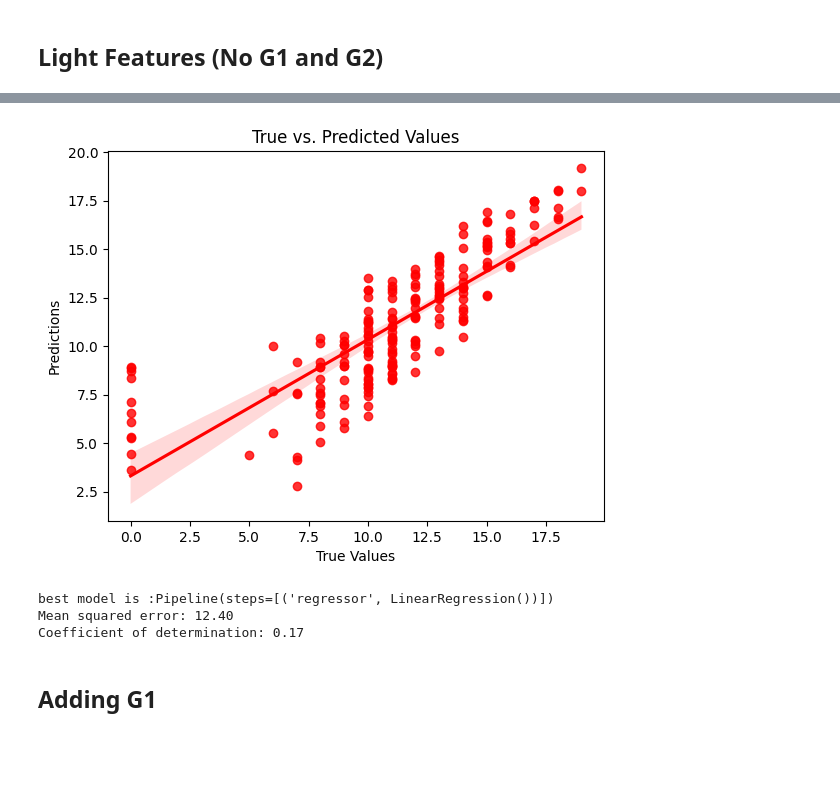
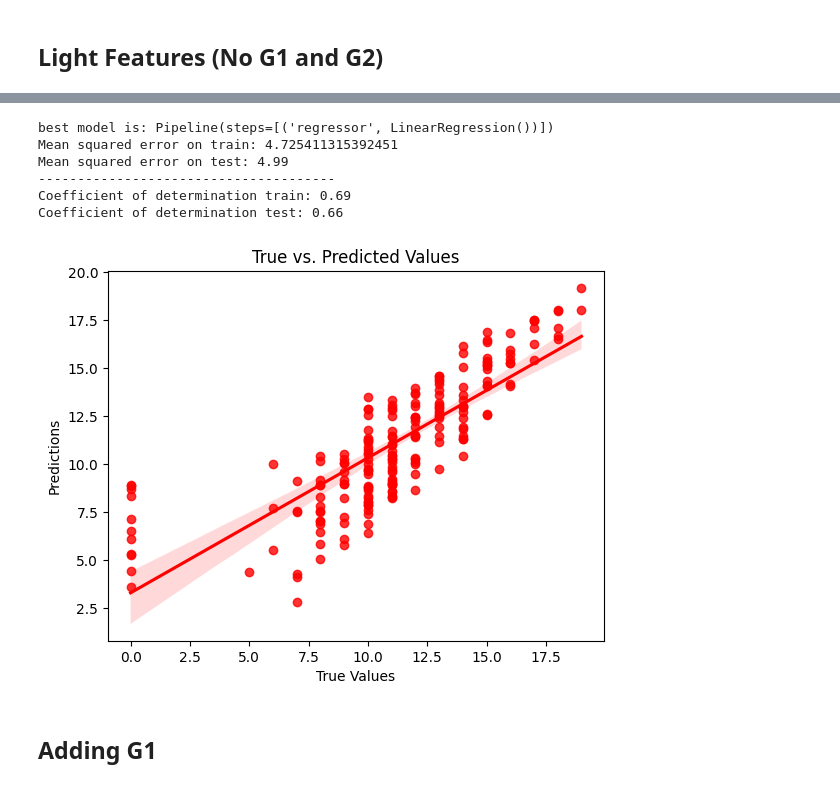
Before and after one commit to 75andybermond/Predict_Student_Performance, a Jupyter notebook: regression.ipynb, the cells around one changed output, grey strips where cells are left out. Saved outputs shown, nothing was run; the diff lists cells and outputs as text; code cells hidden in the pictures; blank space fills up the shorter version.

```diff
--- a/regression.ipynb
+++ b/regression.ipynb
@@ -67,12 +69 @@ y = df['G3']
 X_train, X_test, y_train, y_test = train_test_split(X, y, test_size=0.2, random_state=42)
-# %%
-# Linear Regression
-lr = LinearRegression()
-lr.fit(X_train, y_train)
-y_pred = lr.predict(X_test)
-# check ms and r2
-print('Linear Regression')
-print('Mean squared error: %.2f'
-        % mean_squared_error(y_test, y_pred))
-print('Coefficient of determination: %.2f'
-        % r2_score(y_test, y_pred))
@@ -107,9 +109,9 @@ def evaluate_models(X_train, X_test, y_train, y_test):
 
     dt_params = {'regressor__criterion': ['friedman_mse', 'squared_error', 'poisson', 'absolute_error'],
                  'regressor__splitter': ['best', 'random'],
-                 'regressor__max_depth': [2, 3, 4, 5, 6, 7, 8, 9, 10],
-                 'regressor__min_samples_split': [2, 3, 4, 5, 6, 7, 8, 9, 10],
-                 'regressor__min_samples_leaf': [1, 2, 3, 4, 5, 6, 7, 8, 9, 10]}
+                 'regressor__max_depth': [2, 3, 4, 5],
+                 'regressor__min_samples_split': [2, 3, 4, 5],
+                 'regressor__min_samples_leaf': [1, 2, 3, 4, 5]}
 
     # Create a dictionary containing all the pipelines and their corresponding hyperparameter search spaces
     pipelines = {
@@ -139,10 +141,21 @@ def evaluate_models(X_train, X_test, y_train, y_test):
         mse_values.append(mse)
         r2_values.append(r2)
 
-        #print(f"Best parameters for {pipeline_name}: {grid_search.best_params_}")
-        #print(f"Mean squared error: {mse:.3f}")
-        #print(f"R-squared: {r2:.3f}")
+        print(f"Best parameters for {pipeline_name}: {grid_search.best_params_}")
+        print(f"Mean squared error: {mse:.3f}")
+        print(f"R-squared: {r2:.3f}")
     return grid_search, y_pred, pipeline_names, mse_values, r2_values
+
+def print_model_evaluation(model, X_train, X_test, y_train, y_test):
+    # print the best model
+    print(f'best model is: {model.best_estimator_}')
+
+    # mse and r2 on train and test
+    print('Mean squared error on train:', mean_squared_error(y_train, model.predict(X_train)))
+    print('Mean squared error on test: %.2f' % mean_squared_error(y_test, model.predict(X_test)))
+    print('--------------------------------------')
+    print('Coefficient of determination train: %.2f' % r2_score(y_train, model.predict(X_train)))
+    print('Coefficient of determination test: %.2f' % r2_score(y_test, model.predict(X_test)))
 # %% [markdown]
 ## Light Features (No G1 and G2)
 # %%
@@ -176,28 +176,24 @@ Coefficient of determination: 0.17
 # %%
+print_model_evaluation(eval_ligh[0], X_train, X_test, y_train, y_test)
 
 # Create scatter plot with regression line using Seaborn
-sns.regplot(x=y_test, y=y_pred, color='red')
+sns.regplot(x=y_test, y=eval_ligh[1], color='red')
 
 # Add labels and title using Matplotlib
 plt.xlabel('True Values')
 plt.ylabel('Predictions')
 plt.title('True vs. Predicted Values')
 
 # Display the plot
 plt.show()
-
-# print the best model
-print(f'best model is :{eval_ligh[0].best_estimator_}')
-# mse and r2
-print('Mean squared error: %.2f'
-        % mean_squared_error(y_test, eval_ligh[1]))
-print('Coefficient of determination: %.2f'
-        % r2_score(y_test, eval_ligh[1]))
 # %% [output]
+best model is: Pipeline(steps=[('regressor', LinearRegression())])
+Mean squared error on train: 4.725411315392451
+Mean squared error on test: 4.99
+--------------------------------------
+Coefficient of determination train: 0.69
+Coefficient of determination test: 0.66
-[figure, old version]
+[figure, new version]
-best model is :Pipeline(steps=[('regressor', LinearRegression())])
-Mean squared error: 12.40
-Coefficient of determination: 0.17
 # %% [markdown]
 ## Adding G1
 # %%
```
Also changed, not shown: parts of 23 cells of this notebook, 1 other file.
